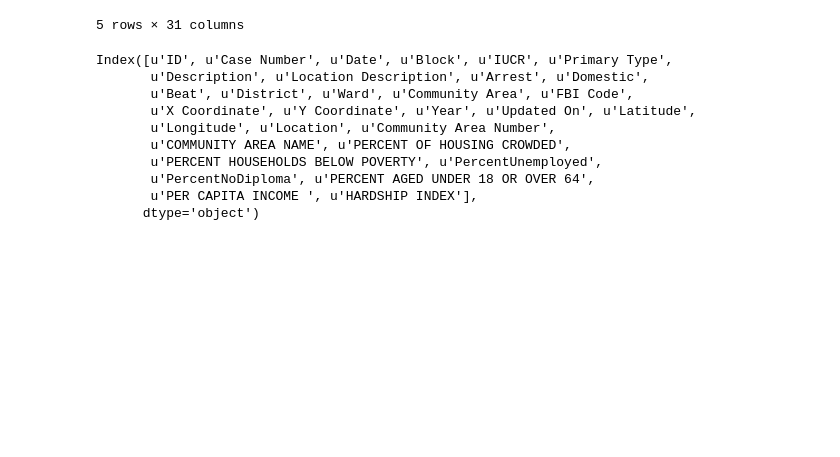
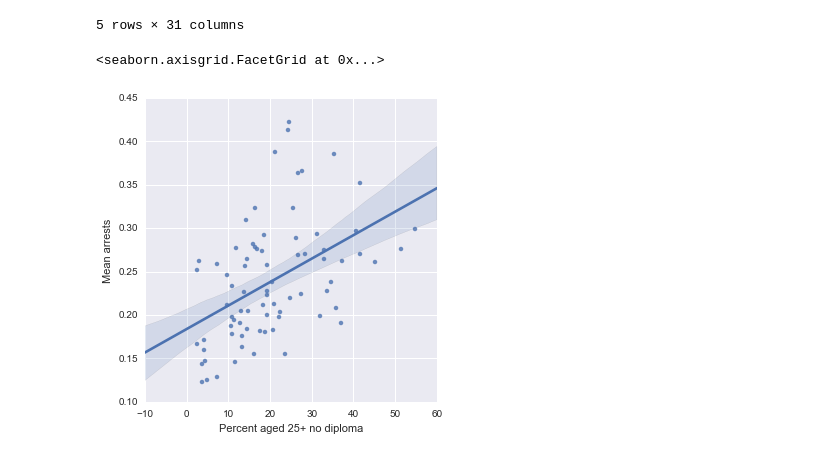
Before and after one commit to crime-analysis/crime_predictions, a Jupyter notebook: arrest_v_socioeconomic_lmplot.ipynb, the cells around one changed output. Saved outputs shown, nothing was run; the diff lists cells and outputs as text; code cells hidden in the pictures; blank space fills up the shorter version.

```diff
--- a/arrest_v_socioeconomic_lmplot.ipynb
+++ b/arrest_v_socioeconomic_lmplot.ipynb
@@ -50,24 +54,15 @@ crimes_with_soc.head()
 # %%
 # Arrests v diplomas
 %matplotlib inline
 from __future__ import division
 import seaborn as sns
-total_arrests = crimes_with_soc['Arrest'].sum()
-arrest_percent = crimes_with_soc.groupby('Community Area').Arrest.count()/total_arrests*100
+arrests_mean = crimes_with_soc.groupby('Community Area').Arrest.mean()
 crimes_with_soc.rename(columns = {'PERCENT AGED 25+ WITHOUT HIGH SCHOOL DIPLOMA':'PercentNoDiploma'}, inplace = True)
 no_diploma_percent = crimes_with_soc.groupby('Community Area').PercentNoDiploma.mean()
-df = pd.DataFrame({'arrest_percent':arrest_percent,'no_diploma_percent':no_diploma_percent,}).dropna()
-sns.lmplot('no_diploma_percent','arrest_percent', df)
+df = pd.DataFrame({'Mean arrests':arrests_mean,'Percent aged 25+ no diploma':no_diploma_percent,}).dropna()
+sns.lmplot('Percent aged 25+ no diploma','Mean arrests', df)
 # %% [output]
-Index([u'ID', u'Case Number', u'Date', u'Block', u'IUCR', u'Primary Type',
-       u'Description', u'Location Description', u'Arrest', u'Domestic',
-       u'Beat', u'District', u'Ward', u'Community Area', u'FBI Code',
-       u'X Coordinate', u'Y Coordinate', u'Year', u'Updated On', u'Latitude',
-       u'Longitude', u'Location', u'Community Area Number',
-       u'COMMUNITY AREA NAME', u'PERCENT OF HOUSING CROWDED',
-       u'PERCENT HOUSEHOLDS BELOW POVERTY', u'PercentUnemployed',
-       u'PercentNoDiploma', u'PERCENT AGED UNDER 18 OR OVER 64',
-       u'PER CAPITA INCOME ', u'HARDSHIP INDEX'],
-      dtype='object')
+<seaborn.axisgrid.FacetGrid at 0x...>
+[figure, added]
 # %%
 # Arrests v unemployed
```
Also changed, not shown: parts of 6 cells of this notebook.
